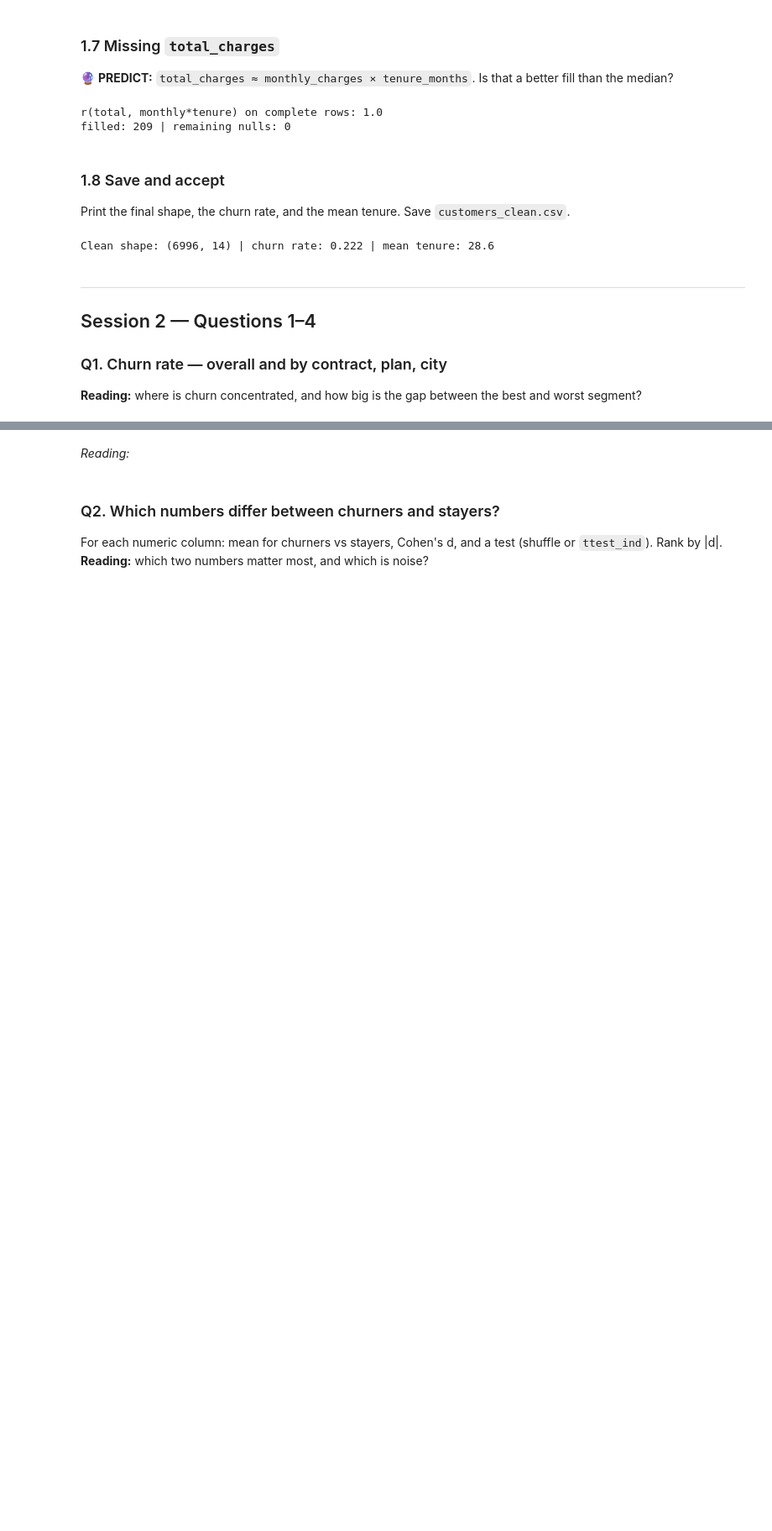
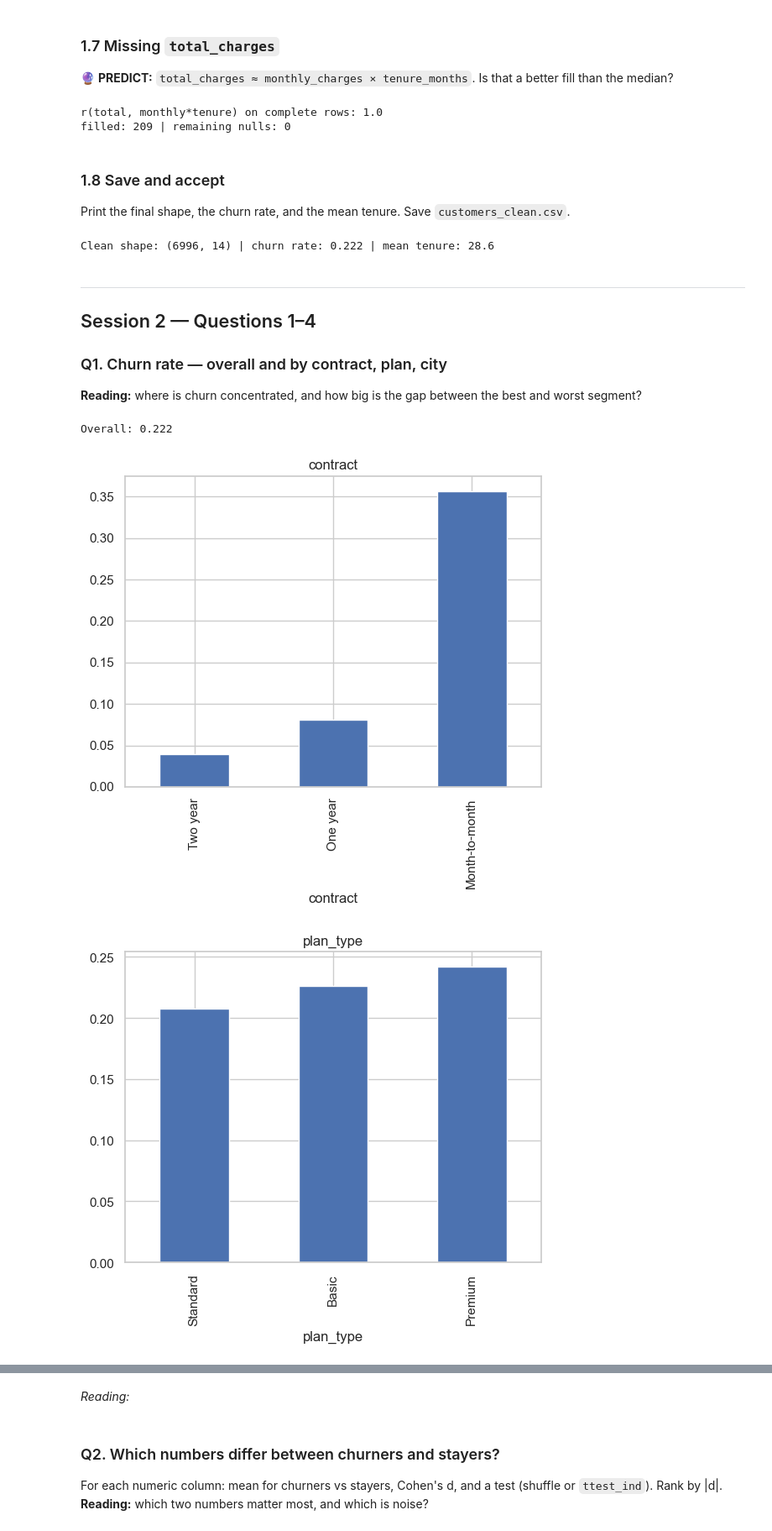
Before and after one commit to brahmanandmathpati/TeleConnect-Customer-Churn-Analysis, a Jupyter notebook: teleconnect_churn_student_v1.1.ipynb, the cells around one changed output, grey strips where cells are left out. Shown at 84% size. Cells and saved outputs as stored; diff of their text form; code cells hidden in the pictures; blank space fills up the shorter version.

Commit message:
Add churn analysis notebook
Co-Authored-By: Claude Sonnet 5 <noreply@anthropic.com>

```diff
--- a/teleconnect_churn_student_v1.1.ipynb
+++ b/teleconnect_churn_student_v1.1.ipynb
@@ -213,3 +203,10 @@ Clean shape: (6996, 14) | churn rate: 0.222 | mean tenure: 28.6
 # %%
 # YOUR CODE HERE
 # Hint: df['churned'].mean(); groupby(col)['churned'].mean() for contract/plan_type/city; three barplots
+print("Overall:", df.churned.mean().round(3))
+for c in ["contract", "plan_type", "city"]:
+    df.groupby(c).churned.mean().sort_values().plot.bar(title=c); plt.show()
+# %% [output]
+Overall: 0.222
+[figure, added]
+[figure, added]
```
Also changed, not shown: parts of 10 cells of this notebook.
